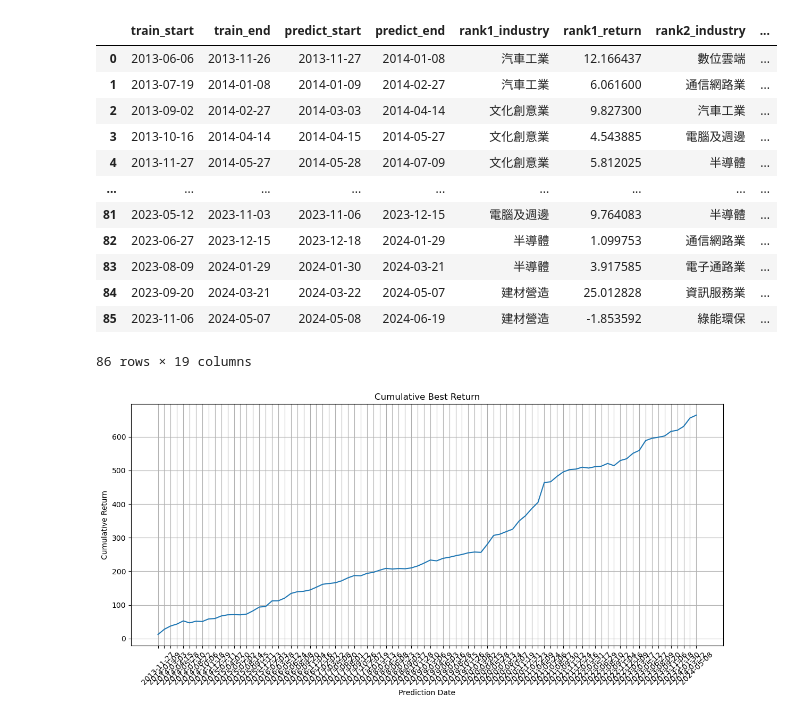
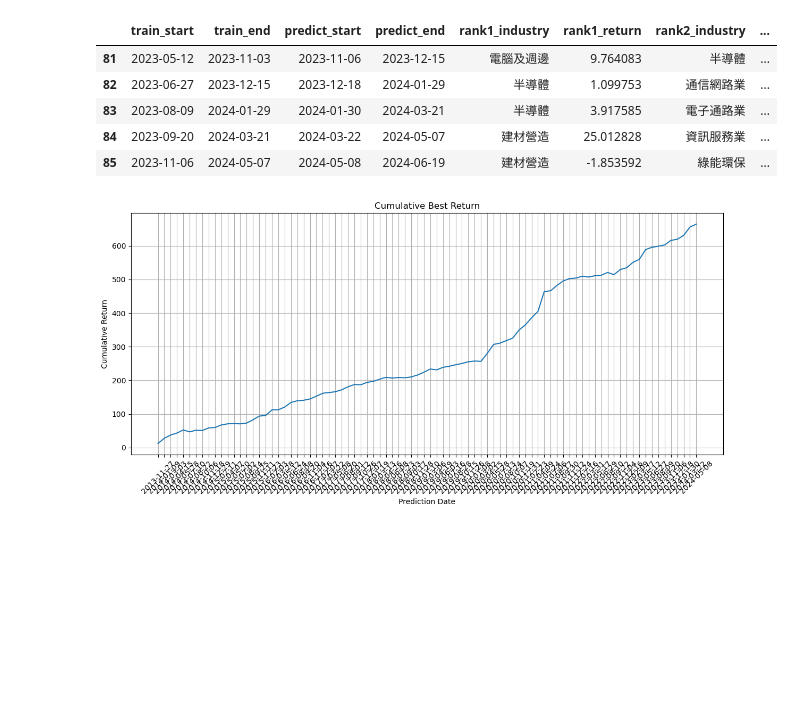
Before and after one commit to Tseng1028/industry-rotation, a Jupyter notebook: industryRL_v5/plot.ipynb, the cells around one changed output. Saved outputs shown, nothing was run; the diff lists cells and outputs as text; code cells hidden in the pictures; blank space fills up the shorter version.

```diff
--- a/industryRL_v5/plot.ipynb
+++ b/industryRL_v5/plot.ipynb
@@ -6,21 +9,14 @@ import matplotlib.pyplot as plt
 # 讀取資料，請將 'your_file.csv' 替換為你的檔案名稱
 rolling_predictions = pd.read_csv(r'C:\Users\User\Desktop\quant\Sector Allocation Framework under Reinforcement Learning Rotation\industry-rotation\industryRL_v5\rolling_predictions8.csv')
 # %%
-rolling_predictions
+rolling_predictions.tail()
 # %% [output]
 |  | train_start | train_end | predict_start | predict_end | rank1_industry | rank1_return | rank2_industry | ... |
-| 0 | 2013-06-06 | 2013-11-26 | 2013-11-27 | 2014-01-08 | 汽車工業 | 12.166437 | 數位雲端 | ... |
-| 1 | 2013-07-19 | 2014-01-08 | 2014-01-09 | 2014-02-27 | 汽車工業 | 6.061600 | 通信網路業 | ... |
-| 2 | 2013-09-02 | 2014-02-27 | 2014-03-03 | 2014-04-14 | 文化創意業 | 9.827300 | 汽車工業 | ... |
-| 3 | 2013-10-16 | 2014-04-14 | 2014-04-15 | 2014-05-27 | 文化創意業 | 4.543885 | 電腦及週邊 | ... |
-| 4 | 2013-11-27 | 2014-05-27 | 2014-05-28 | 2014-07-09 | 文化創意業 | 5.812025 | 半導體 | ... |
-| ... | ... | ... | ... | ... | ... | ... | ... | ... |
 | 81 | 2023-05-12 | 2023-11-03 | 2023-11-06 | 2023-12-15 | 電腦及週邊 | 9.764083 | 半導體 | ... |
 | 82 | 2023-06-27 | 2023-12-15 | 2023-12-18 | 2024-01-29 | 半導體 | 1.099753 | 通信網路業 | ... |
 | 83 | 2023-08-09 | 2024-01-29 | 2024-01-30 | 2024-03-21 | 半導體 | 3.917585 | 電子通路業 | ... |
 | 84 | 2023-09-20 | 2024-03-21 | 2024-03-22 | 2024-05-07 | 建材營造 | 25.012828 | 資訊服務業 | ... |
 | 85 | 2023-11-06 | 2024-05-07 | 2024-05-08 | 2024-06-19 | 建材營造 | -1.853592 | 綠能環保 | ... |
-86 rows × 19 columns
 # %%
 rolling_predictions['best_predicted_return'] = rolling_predictions.apply(
    lambda x: max([x['rank1_return'], x['rank2_return'], x['rank3_return'],
```
Also changed, not shown: parts of 8 cells of this notebook, 11 other files.
